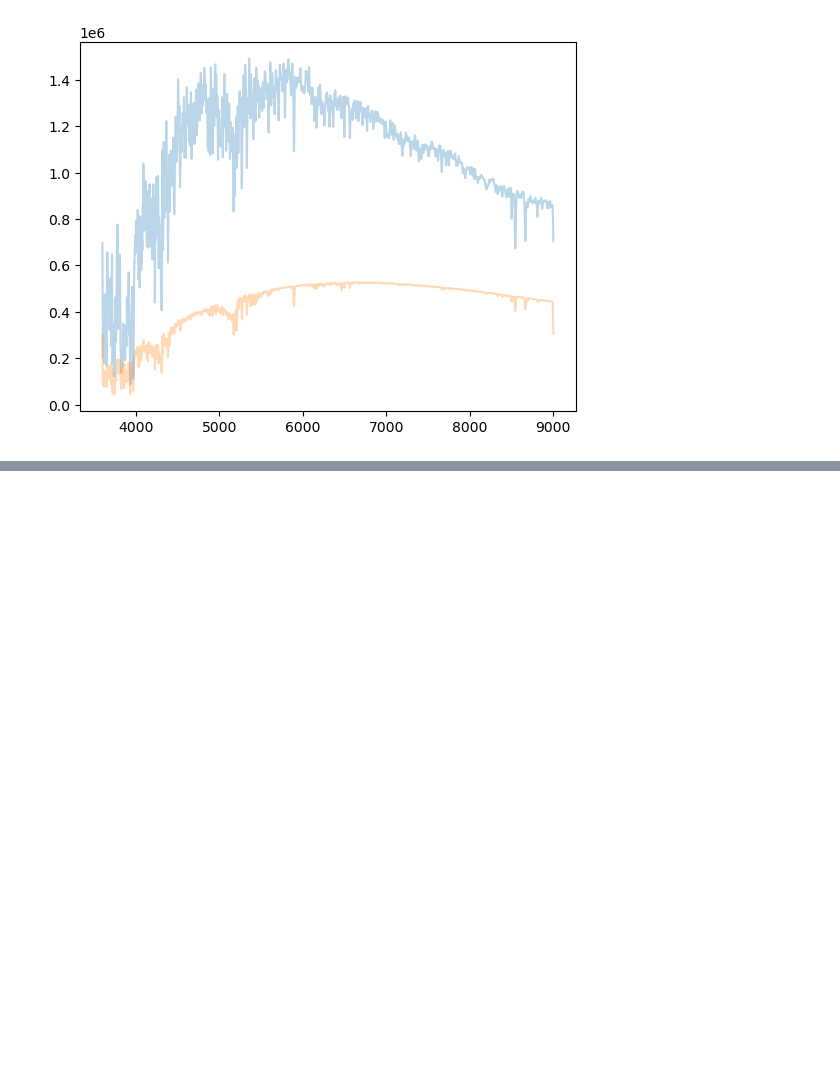
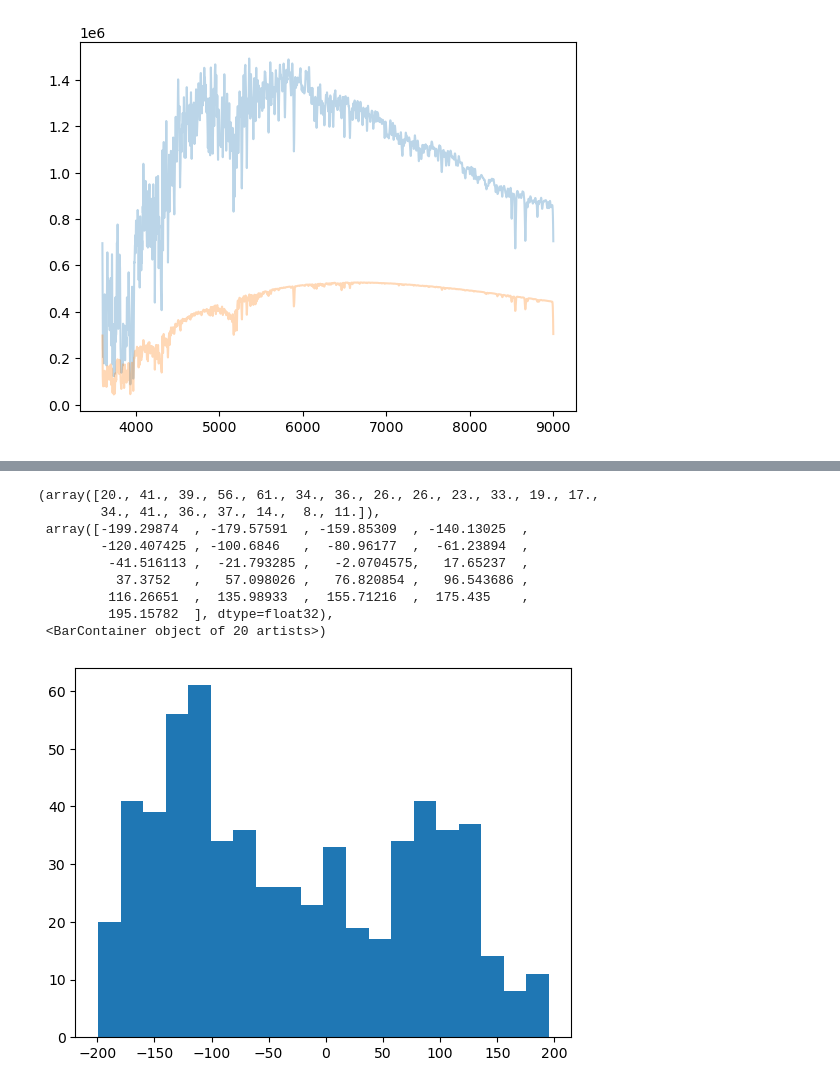
Before and after one commit to stefanarseneau/msrv-xc, a Jupyter notebook: 01_test.ipynb, the cells around one changed output, grey strips where cells are left out. Drawn from its saved outputs; the diff is of its cells as text; code cells hidden in the pictures; blank space fills up the shorter version.

```diff
--- a/01_test.ipynb
+++ b/01_test.ipynb
@@ -88,19 +90,40 @@ dat['sourceid'] = catalog['ms_source_id']
 # %%
+#try:
+#    data = Table.read('validation.fits')
+#except:
 stardats = []
-teffs = np.linspace(2000, 7000, 10)
+teffs = np.linspace(-200, 200, 100)
 
 for i in tqdm(range(len(teffs)-1)):
-    try:
-        GAIA_ADQL = """SELECT gaia.radial_velocity, gaia.radial_velocity_error, sdss.original_ext_source_id as bestobjid, gaia.rv_template_teff, gaia.rv_template_logg
+    GAIA_ADQL = """SELECT gaia.radial_velocity, gaia.radial_velocity_error, sdss.original_ext_source_id as bestobjid, gaia.rv_template_teff, gaia.rv_template_logg
             FROM gaiadr3.gaia_source as gaia
             JOIN gaiaedr3.sdssdr13_best_neighbour as sdss
             ON gaia.source_id = sdss.source_id
             WHERE gaia.radial_velocity is not null AND
-            gaia.rv_template_teff BETWEEN {:f} AND {:f} AND
+            gaia.radial_velocity BETWEEN {:f} AND {:f} AND
+            gaia.rv_template_teff BETWEEN 2000 AND 7000 AND
             gaia.rv_template_logg BETWEEN 2.5 AND 5""".format(teffs[i], teffs[i+1])
 
-        job1 = Gaia.launch_job(GAIA_ADQL,dump_to_file=False)
-        stardats.append(job1.get_results())
+    job1 = Gaia.launch_job(GAIA_ADQL,dump_to_file=False)
+    stardats.append(job1.get_results())
+
+d1 = vstack(stardats)
+
+stardats = []
+iters = len(d1) // 100
+
+for i in tqdm(range(iters)):
+    SDSS_QUERY = """select bestObjID as bestobjid, plate, mjd, fiberID
+        from dbo.SpecObjAll
+        where bestObjID in {}""".format(tuple(d1['bestobjid'][100*i:100*i+100]))
+    try:
+        f = SDSS.query_sql(SDSS_QUERY)
+        if f is not None:
+            stardats.append(SDSS.query_sql(SDSS_QUERY))
     except:
         pass
-d1 = vstack(stardats)
+spec = vstack(stardats)
+
+from astropy.table import Table, join
+
+data = join(spec, d1, keys = 'bestobjid')
@@ -177,3 +153,16 @@ Table length=157
+# %%
+plt.hist(data['radial_velocity'], bins = 20)
+# %% [output]
+(array([20., 41., 39., 56., 61., 34., 36., 26., 26., 23., 33., 19., 17.,
+        34., 41., 36., 37., 14.,  8., 11.]),
+ array([-199.29874  , -179.57591  , -159.85309  , -140.13025  ,
+        -120.407425 , -100.6846   ,  -80.96177  ,  -61.23894  ,
+         -41.516113 ,  -21.793285 ,   -2.0704575,   17.65237  ,
+          37.3752   ,   57.098026 ,   76.820854 ,   96.543686 ,
+         116.26651  ,  135.98933  ,  155.71216  ,  175.435    ,
+         195.15782  ], dtype=float32),
+ <BarContainer object of 20 artists>)
+[figure, added]
 # %%
 from Payne import utils as payne_utils
 
```
Also changed, not shown: parts of 14 cells of this notebook, 6 other files.
